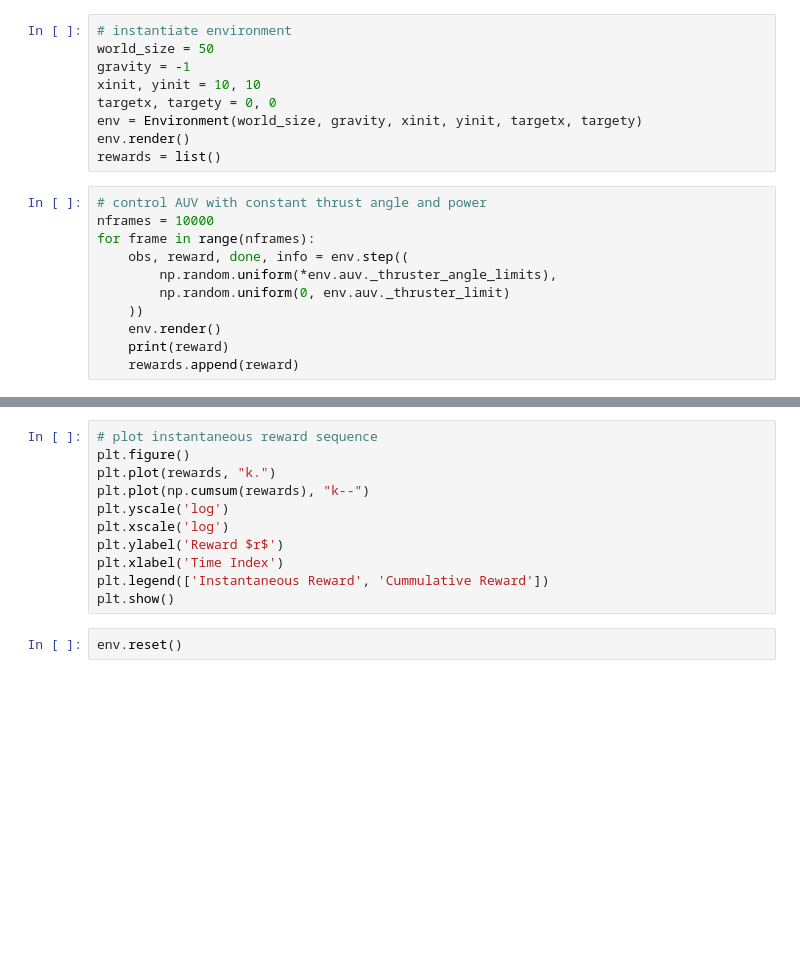
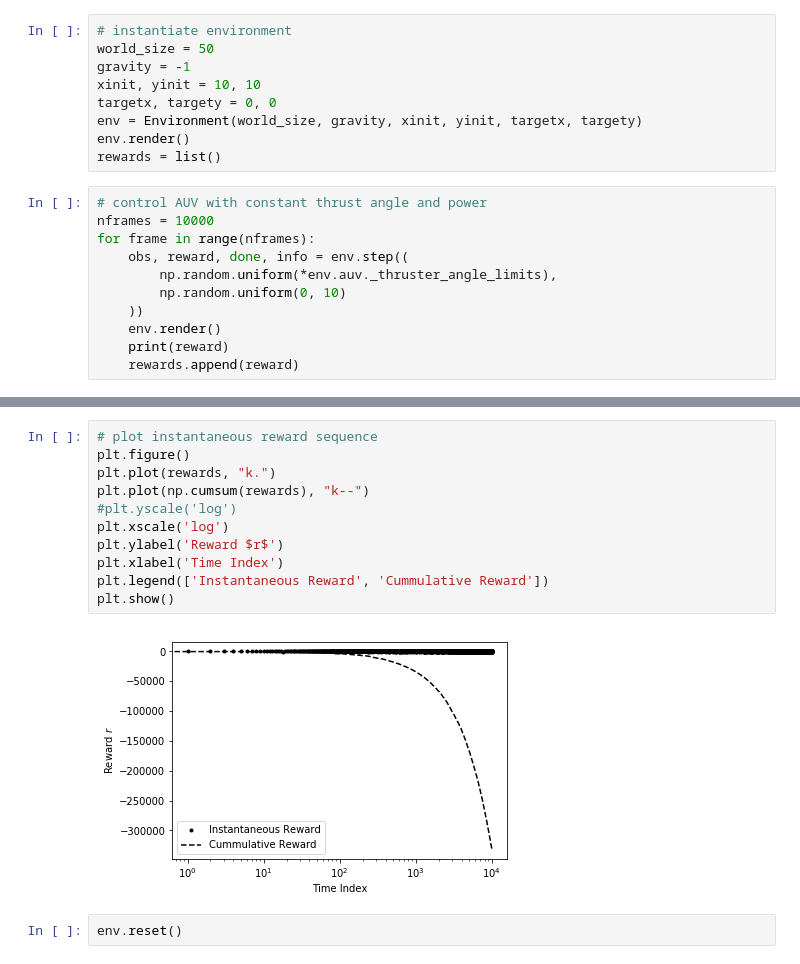
Before and after one commit to cisprague/auvrl, a Jupyter notebook: notebooks/gym_test.ipynb, the cells around one changed output, grey strips where cells are left out. Cells and saved outputs as stored; diff of their text form; blank space fills up the shorter version.

```diff
--- a/notebooks/gym_test.ipynb
+++ b/notebooks/gym_test.ipynb
@@ -19,7 +19,7 @@ nframes = 10000
 for frame in range(nframes):
     obs, reward, done, info = env.step((
         np.random.uniform(*env.auv._thruster_angle_limits),
-        np.random.uniform(0, env.auv._thruster_limit)
+        np.random.uniform(0, 10)
     ))
     env.render()
     print(reward)
@@ -27,13 +45,15 @@ for frame in range(nframes):
 # %%
 # plot instantaneous reward sequence
 plt.figure()
 plt.plot(rewards, "k.")
 plt.plot(np.cumsum(rewards), "k--")
-plt.yscale('log')
+#plt.yscale('log')
 plt.xscale('log')
 plt.ylabel('Reward $r$')
 plt.xlabel('Time Index')
 plt.legend(['Instantaneous Reward', 'Cummulative Reward'])
 plt.show()
+# %% [output]
+[figure, added]
 # %%
 env.reset()
```
Also changed, not shown: parts of 1 cell of this notebook, 1 other file.
